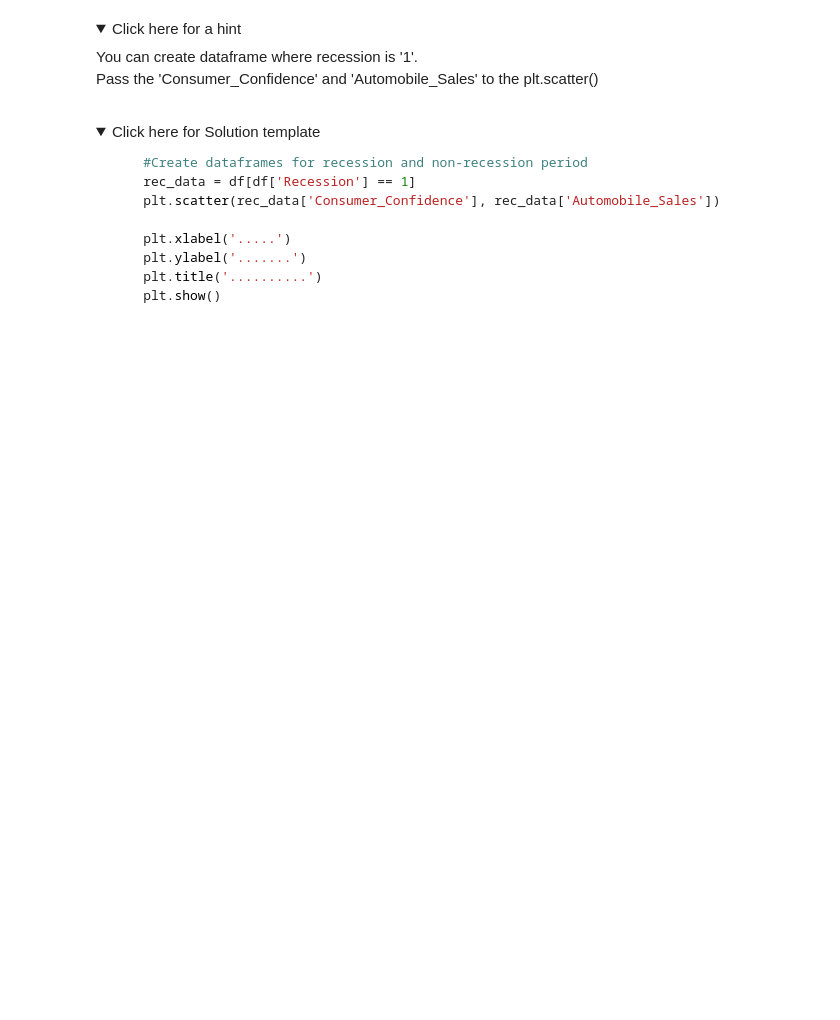
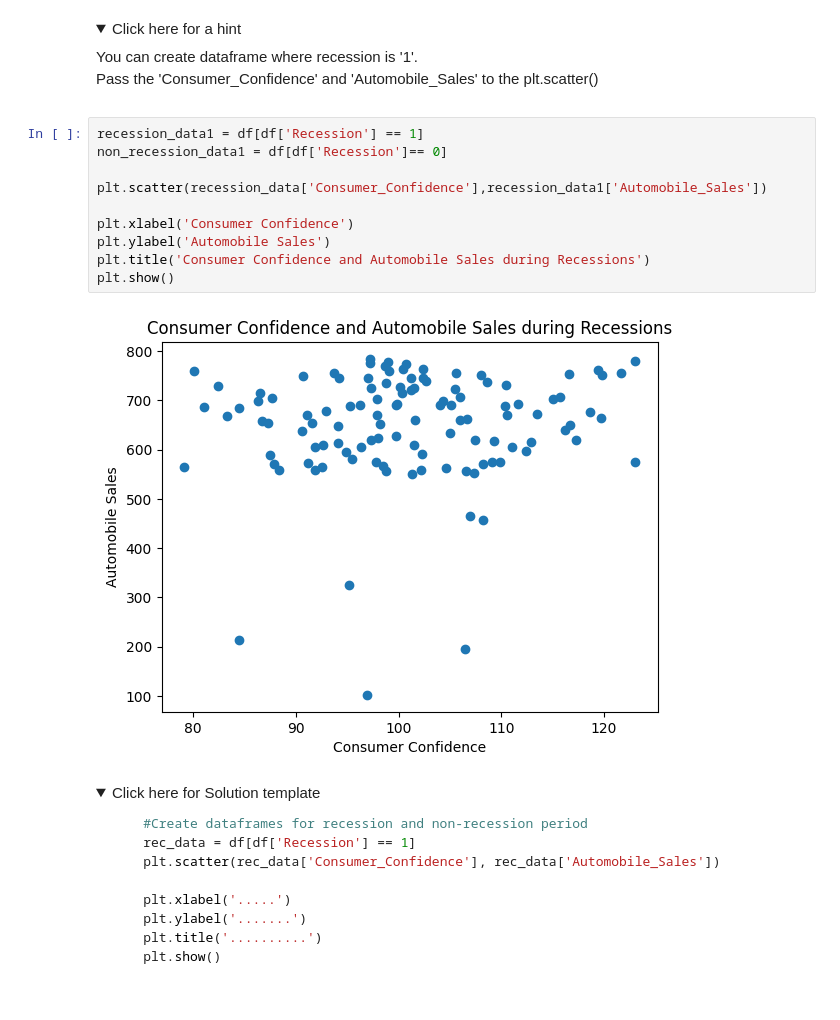
Before and after one commit to SubhashBandaraEkanayake/Data-visualization-with-python, a Jupyter notebook: DV0101EN-Final-Assignment-Part1-v2.ipynb, the cells around one changed output. Saved outputs shown, nothing was run; the diff lists cells and outputs as text; folded sections open; blank space fills up the shorter version.

```diff
--- a/DV0101EN-Final-Assignment-Part1-v2.ipynb
+++ b/DV0101EN-Final-Assignment-Part1-v2.ipynb
@@ -630,6 +653,18 @@ Save this plot as "Bubble.png"</span><br>
      You can create dataframe where recession is '1'.
         <br>Pass the 'Consumer_Confidence' and 'Automobile_Sales' to the plt.scatter()</p>
 </details>
+# %%
+recession_data1 = df[df['Recession'] == 1]
+non_recession_data1 = df[df['Recession']== 0]
+
+plt.scatter(recession_data['Consumer_Confidence'],recession_data1['Automobile_Sales'])
+
+plt.xlabel('Consumer Confidence')
+plt.ylabel('Automobile Sales')
+plt.title('Consumer Confidence and Automobile Sales during Recessions')
+plt.show()
+# %% [output]
+[figure, added]
 # %% [markdown]
 <details>
 <summary>Click here for Solution template</summary>
```
Also changed, not shown: parts of 10 cells of this notebook.
